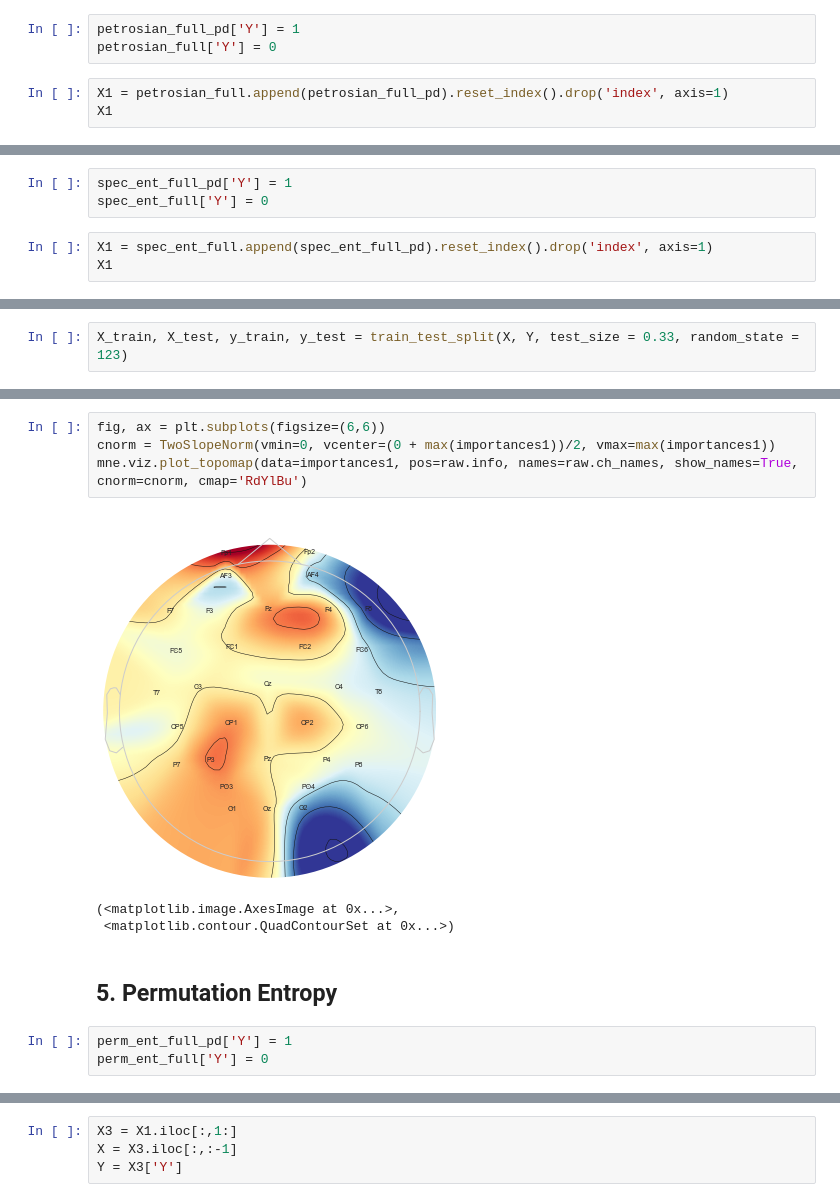
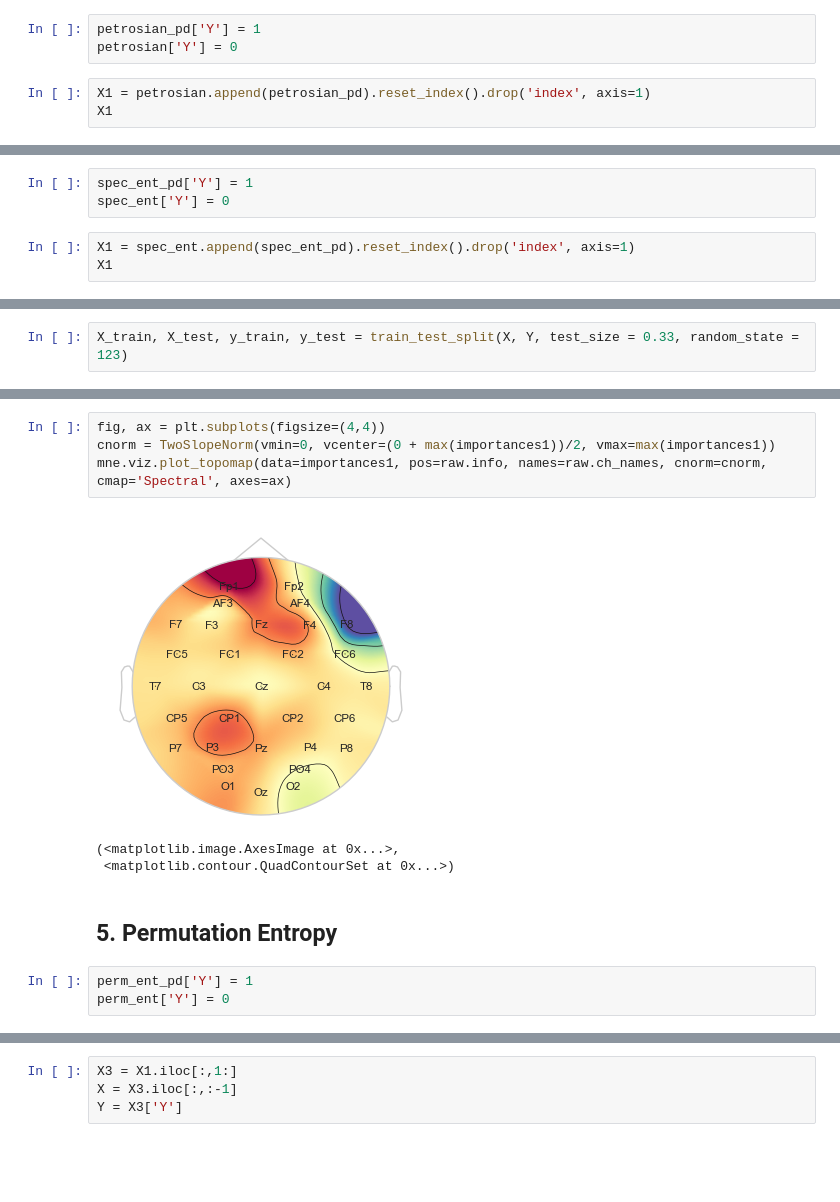
Before and after one commit to UtkarshRedd/EEG-Parkinsons-Alzheimers-Machine-Learning, a Jupyter notebook: jupyter-notebooks/ML_OFF_50pct.ipynb, the cells around one changed output, grey strips where cells are left out. Drawn from its saved outputs; the diff is of its cells as text; blank space fills up the shorter version.

```diff
--- a/jupyter-notebooks/ML_OFF_50pct.ipynb
+++ b/jupyter-notebooks/ML_OFF_50pct.ipynb
@@ -923,10 +857,10 @@ mne.viz.plot_topomap(data=importances1, pos=raw.info, names=raw.ch_names, show_n
 # %% [markdown]
 <h2>3. Petrosian</h2>
 # %%
-petrosian_full_pd['Y'] = 1
-petrosian_full['Y'] = 0
+petrosian_pd['Y'] = 1
+petrosian['Y'] = 0
 # %%
-X1 = petrosian_full.append(petrosian_full_pd).reset_index().drop('index', axis=1)
+X1 = petrosian.append(petrosian_pd).reset_index().drop('index', axis=1)
 X1
 # %% [output]
 |  | Fp1 | AF3 | F7 | F3 | FC1 | FC5 | T7 | C3 | CP1 | CP5 | ... | ... |
@@ -1152,10 +1107,10 @@ mne.viz.plot_topomap(data=importances1, pos=raw.info, names=raw.ch_names, show_n
 # %% [markdown]
 <h2>4. Spectral Entropy</h2>
 # %%
-spec_ent_full_pd['Y'] = 1
-spec_ent_full['Y'] = 0
+spec_ent_pd['Y'] = 1
+spec_ent['Y'] = 0
 # %%
-X1 = spec_ent_full.append(spec_ent_full_pd).reset_index().drop('index', axis=1)
+X1 = spec_ent.append(spec_ent_pd).reset_index().drop('index', axis=1)
 X1
 # %% [output]
 |  | Fp1 | AF3 | F7 | F3 | FC1 | FC5 | T7 | C3 | CP1 | CP5 | ... | ... |
@@ -1392,14 +1284,14 @@ array([0.        , 0.03909793, 0.02974273, 0.03658057, 0.02931877,
 # %%
-fig, ax = plt.subplots(figsize=(6,6))
+fig, ax = plt.subplots(figsize=(4,4))
 cnorm = TwoSlopeNorm(vmin=0, vcenter=(0 + max(importances1))/2, vmax=max(importances1))
-mne.viz.plot_topomap(data=importances1, pos=raw.info, names=raw.ch_names, show_names=True, cnorm=cnorm, cmap='RdYlBu')
+mne.viz.plot_topomap(data=importances1, pos=raw.info, names=raw.ch_names, cnorm=cnorm, cmap='Spectral', axes=ax)
 # %% [output]
-[figure, old version]
+[figure, new version]
 (<matplotlib.image.AxesImage at 0x...>,
  <matplotlib.contour.QuadContourSet at 0x...>)
 # %% [markdown]
 <h2>5. Permutation Entropy</h2>
 # %%
-perm_ent_full_pd['Y'] = 1
-perm_ent_full['Y'] = 0
+perm_ent_pd['Y'] = 1
+perm_ent['Y'] = 0
 # %%
```
Also changed, not shown: parts of 205 cells of this notebook, 1 other file.
